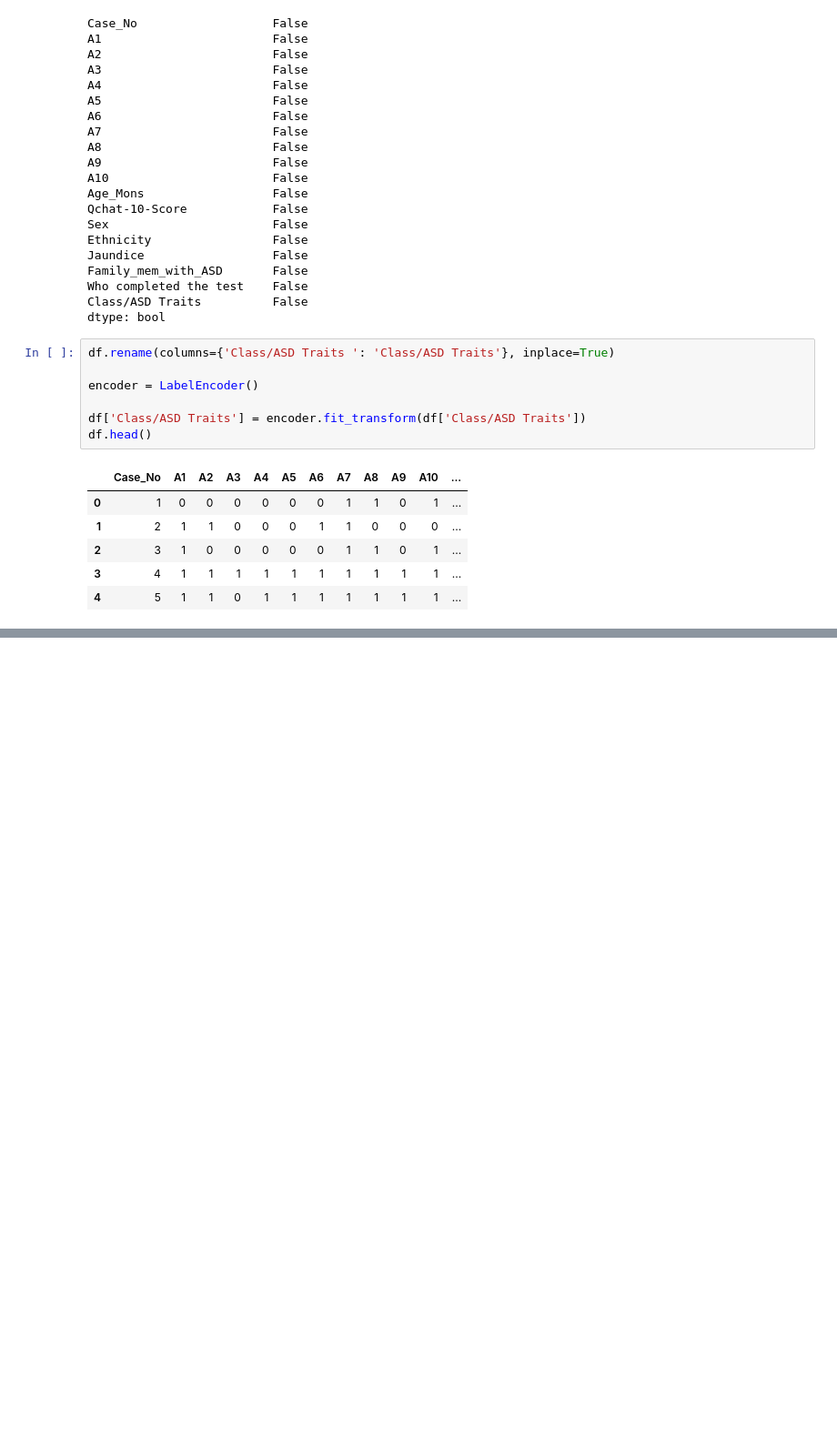
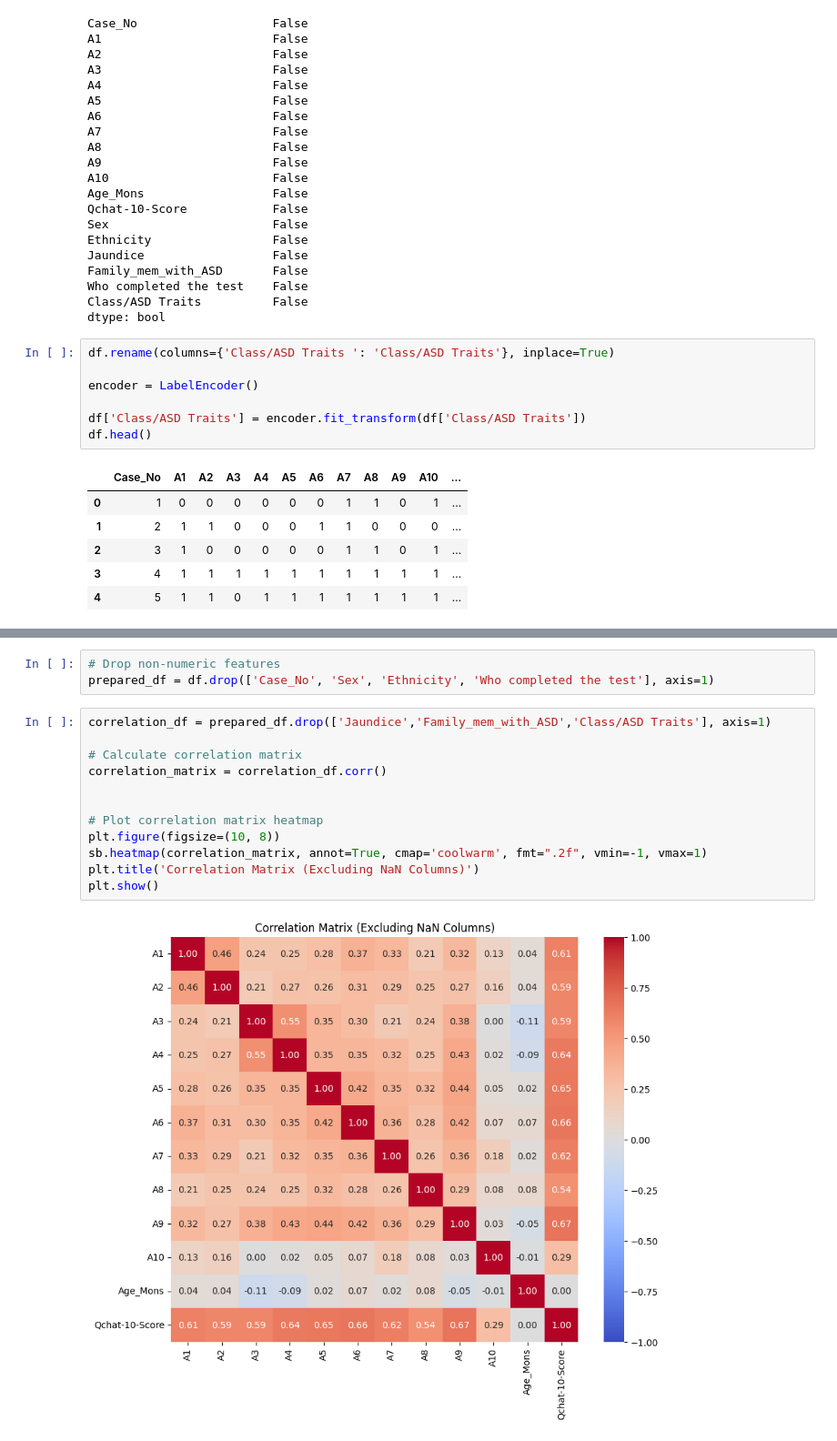
Before and after one commit to AndreSantos03/Y3S2-Artificial-Intelligence2, a Jupyter notebook: autism_toddler_prediction.ipynb, the cells around one changed output, grey strips where cells are left out. Shown: that part at 91% size. Cells and saved outputs as stored; diff of their text form; blank space fills up the shorter version.

```diff
--- a/autism_toddler_prediction.ipynb
+++ b/autism_toddler_prediction.ipynb
@@ -98,0 +142,17 @@ plt.show()
+# %%
+# Drop non-numeric features
+prepared_df = df.drop(['Case_No', 'Sex', 'Ethnicity', 'Who completed the test'], axis=1)
+# %%
+correlation_df = prepared_df.drop(['Jaundice','Family_mem_with_ASD','Class/ASD Traits'], axis=1)
+
+# Calculate correlation matrix
+correlation_matrix = correlation_df.corr()
+
+
+# Plot correlation matrix heatmap
+plt.figure(figsize=(10, 8))
+sb.heatmap(correlation_matrix, annot=True, cmap='coolwarm', fmt=".2f", vmin=-1, vmax=1)
+plt.title('Correlation Matrix (Excluding NaN Columns)')
+plt.show()
+# %% [output]
+[figure, added]
```
Also changed, not shown: parts of 16 cells of this notebook.
